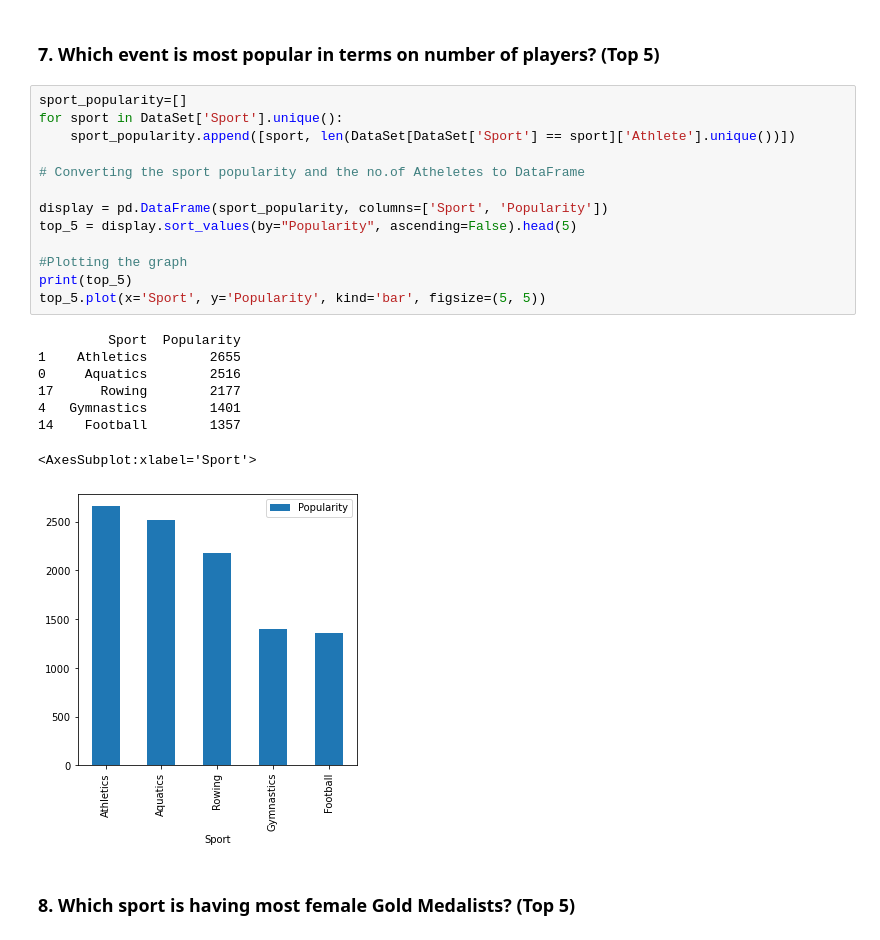
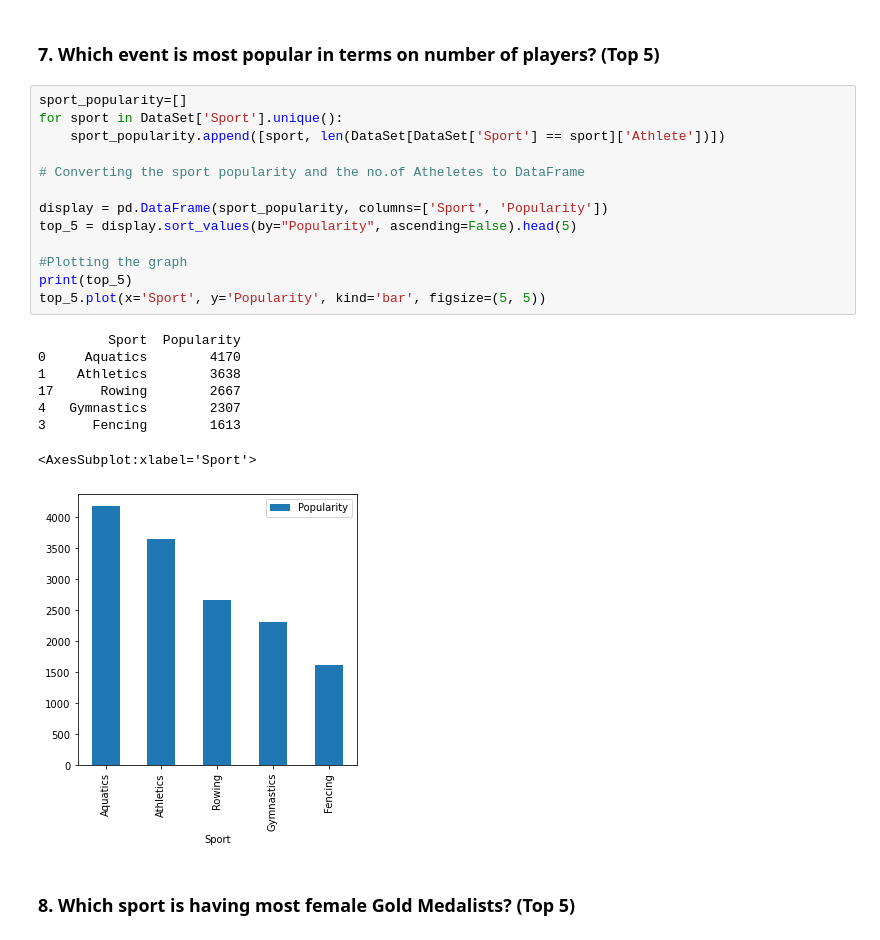
Before and after one commit to ANUPAMA0221/SummerOlympics, a Jupyter notebook: Olympics.ipynb, the cells around one changed output. Cells and saved outputs as stored; diff of their text form.

```diff
--- a/Olympics.ipynb
+++ b/Olympics.ipynb
@@ -125,25 +125,25 @@ India won the first Gold Medal in Summer Olympics in the year: 1928
 # %%
 sport_popularity=[]
 for sport in DataSet['Sport'].unique():
-    sport_popularity.append([sport, len(DataSet[DataSet['Sport'] == sport]['Athlete'].unique())])
+    sport_popularity.append([sport, len(DataSet[DataSet['Sport'] == sport]['Athlete'])])
 
 # Converting the sport popularity and the no.of Atheletes to DataFrame
 
 display = pd.DataFrame(sport_popularity, columns=['Sport', 'Popularity'])
 top_5 = display.sort_values(by="Popularity", ascending=False).head(5)
 
 #Plotting the graph
 print(top_5)
 top_5.plot(x='Sport', y='Popularity', kind='bar', figsize=(5, 5))
 # %% [output]
          Sport  Popularity
-1    Athletics        2655
-0     Aquatics        2516
-17      Rowing        2177
-4   Gymnastics        1401
-14    Football        1357
+0     Aquatics        4170
+1    Athletics        3638
+17      Rowing        2667
+4   Gymnastics        2307
+3      Fencing        1613
 <AxesSubplot:xlabel='Sport'>
-[figure, old version]
+[figure, new version]
 # %% [markdown]
 ### 8. Which sport is having most female Gold Medalists? (Top 5)
 # %%
```
